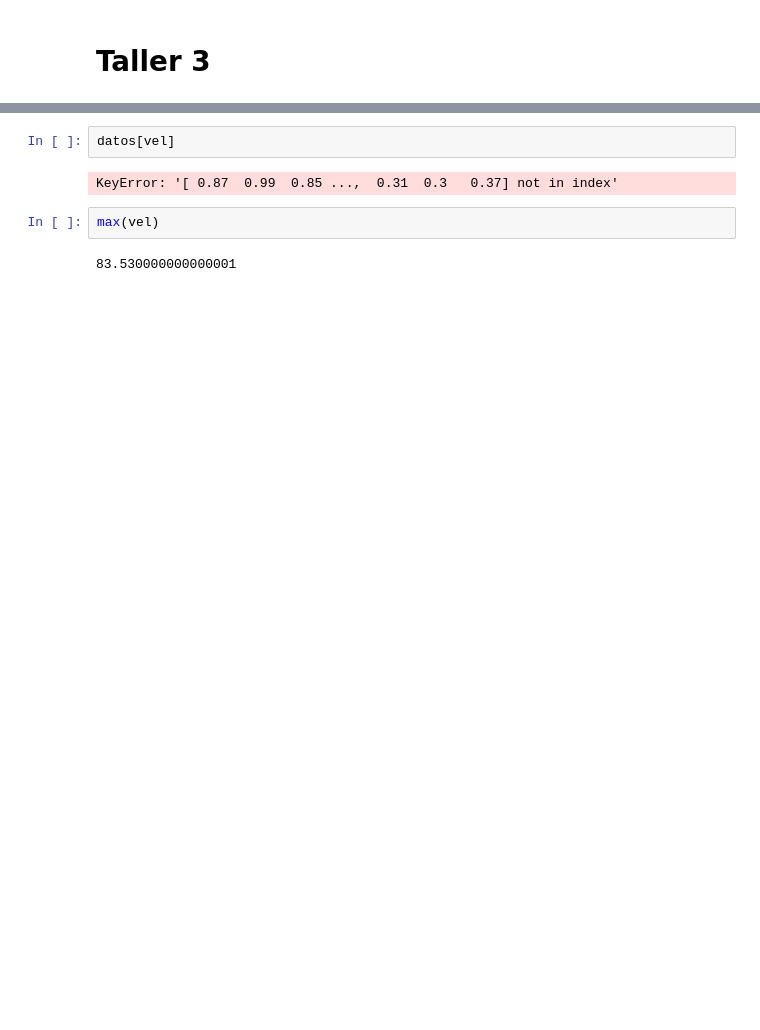
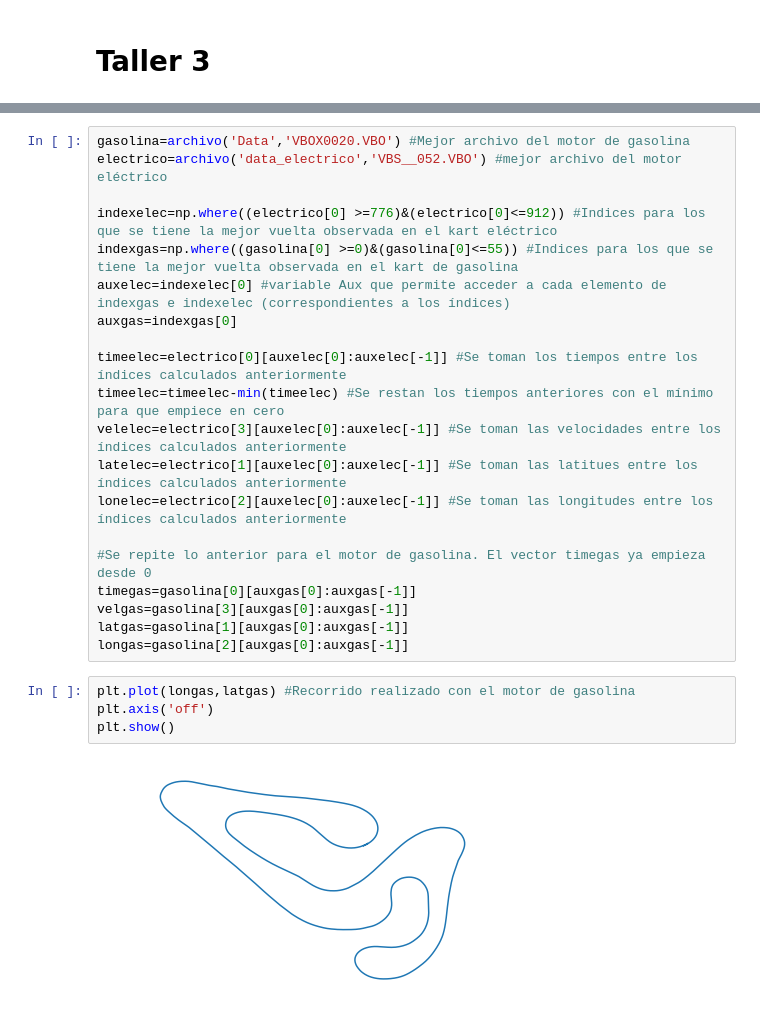
Before and after one commit to nvalencia/Herramientas-Computacionales-IMEC3602, a Jupyter notebook: Talleres/Taller 3/Taller 3.ipynb, the cells around one changed output, grey strips where cells are left out. Saved outputs shown, nothing was run; the diff lists cells and outputs as text; blank space fills up the shorter version.

```diff
--- a/Talleres/Taller 3/Taller 3.ipynb
+++ b/Talleres/Taller 3/Taller 3.ipynb
@@ -106,8 +220,26 @@ for i in range(size(time)):
-# %%
-datos[vel]
-# %% [output]
-KeyError: '[ 0.87  0.99  0.85 ...,  0.31  0.3   0.37] not in index'
-# %%
-max(vel)
-# %% [output]
-83.530000000000001
+# %%
+gasolina=archivo('Data','VBOX0020.VBO') #Mejor archivo del motor de gasolina
+electrico=archivo('data_electrico','VBS__052.VBO') #mejor archivo del motor eléctrico
+
+indexelec=np.where((electrico[0] >=776)&(electrico[0]<=912)) #Indices para los que se tiene la mejor vuelta observada en el kart eléctrico
+indexgas=np.where((gasolina[0] >=0)&(gasolina[0]<=55)) #Indices para los que se tiene la mejor vuelta observada en el kart de gasolina
+auxelec=indexelec[0] #variable Aux que permite acceder a cada elemento de indexgas e indexelec (correspondientes a los índices)
+auxgas=indexgas[0]
+
+timeelec=electrico[0][auxelec[0]:auxelec[-1]] #Se toman los tiempos entre los índices calculados anteriormente
+timeelec=timeelec-min(timeelec) #Se restan los tiempos anteriores con el mínimo para que empiece en cero
+velelec=electrico[3][auxelec[0]:auxelec[-1]] #Se toman las velocidades entre los índices calculados anteriormente
+latelec=electrico[1][auxelec[0]:auxelec[-1]] #Se toman las latitues entre los índices calculados anteriormente
+lonelec=electrico[2][auxelec[0]:auxelec[-1]] #Se toman las longitudes entre los índices calculados anteriormente
+
+#Se repite lo anterior para el motor de gasolina. El vector timegas ya empieza desde 0
+timegas=gasolina[0][auxgas[0]:auxgas[-1]]
+velgas=gasolina[3][auxgas[0]:auxgas[-1]]
+latgas=gasolina[1][auxgas[0]:auxgas[-1]]
+longas=gasolina[2][auxgas[0]:auxgas[-1]]
+# %%
+plt.plot(longas,latgas) #Recorrido realizado con el motor de gasolina
+plt.axis('off')
+plt.show()
+# %% [output]
+[figure, added]
```
Also changed, not shown: parts of 10 cells of this notebook, 15 other files.
